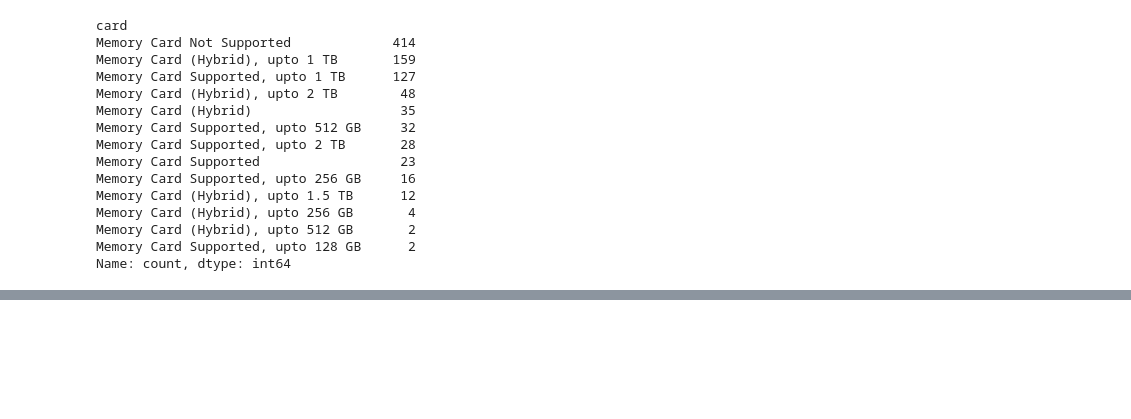
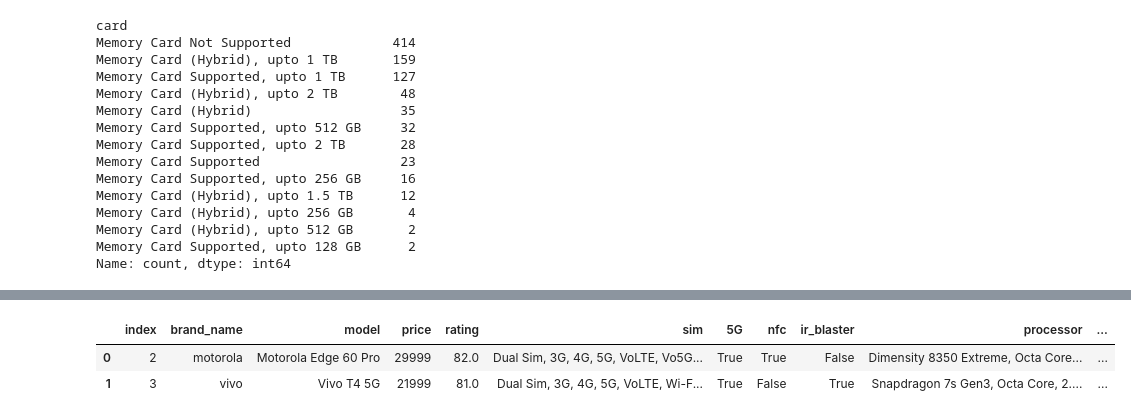
Before and after one commit to Apurba1903/phone_data_ws, a Jupyter notebook: cleaning_smartprix_data.ipynb, the cells around one changed output, grey strips where cells are left out. Saved outputs shown, nothing was run; the diff lists cells and outputs as text; code cells hidden in the pictures; blank space fills up the shorter version.

Commit message:
completed spiliting processor

```diff
--- a/cleaning_smartprix_data.ipynb
+++ b/cleaning_smartprix_data.ipynb
@@ -551,0 +579,5 @@ Name: count, dtype: int64
+# %%
+processor_brand_name = df['processor_name'].str.split(" ").str.get(0).str.lower()
+# %%
+
+df.insert(11, 'processor_brand', processor_brand_name)
@@ -551,0 +597,10 @@ Name: count, dtype: int64
+# %%
+df.num_cores = df.num_cores.str.replace('Octa Core Processor','Octa Core').str.replace('Nine-Cores','Nine Core').str.replace('Nine Cores','Nine Core')
+# %%
+df.processor_speed = df.processor_speed.str.split(" ").str.get(0).str.replace("\u2009", " ").str.split(" ").str.get(0).str.strip().astype(float)
+# %%
+df.head(2)
+# %% [output]
+|  | index | brand_name | model | price | rating | sim | 5G | nfc | ir_blaster | processor | ... |
+| 0 | 2 | motorola | Motorola Edge 60 Pro | 29999 | 82.0 | Dual Sim, 3G, 4G, 5G, VoLTE, Vo5G... | True | True | False | Dimensity 8350 Extreme, Octa Core... | ... |
+| 1 | 3 | vivo | Vivo T4 5G | 21999 | 81.0 | Dual Sim, 3G, 4G, 5G, VoLTE, Wi-F... | True | False | True | Snapdragon 7s Gen3, Octa Core, 2.... | ... |
```
Also changed, not shown: parts of 16 cells of this notebook.
